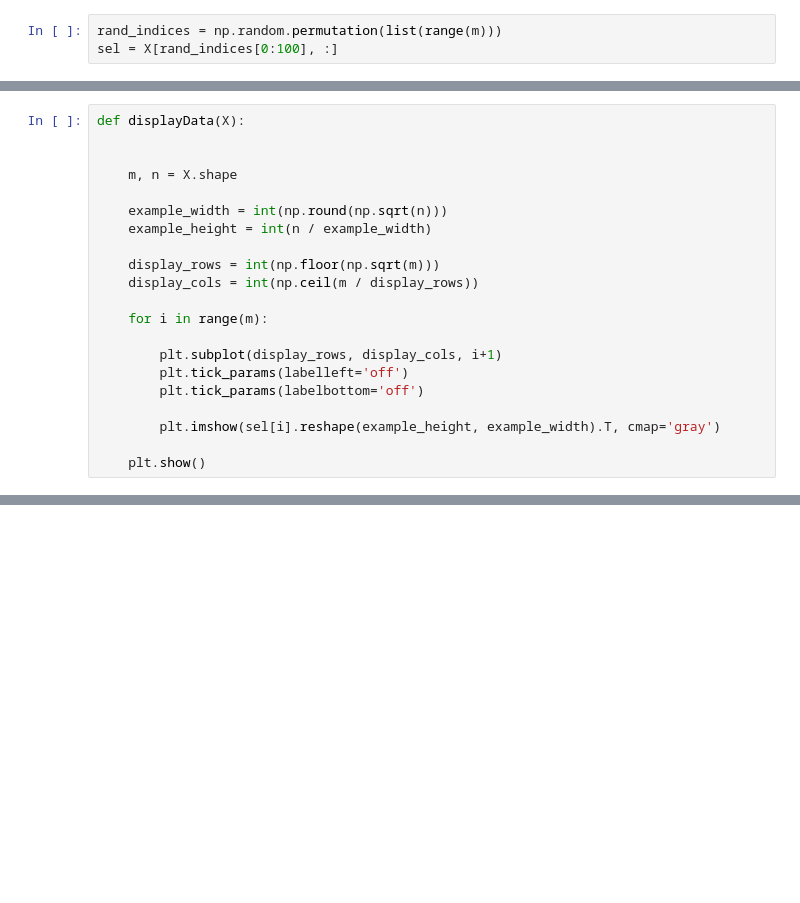
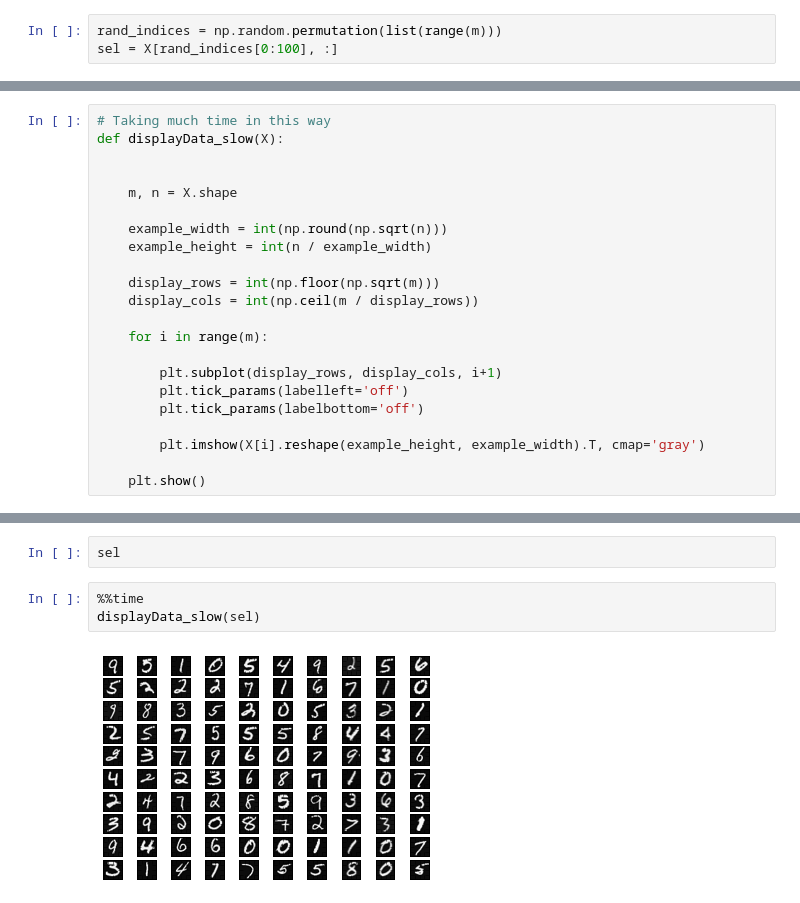
Before and after one commit to Bakuo/Machine_Learning_Coursera, a Jupyter notebook: ex3/ex3.ipynb, the cells around one changed output, grey strips where cells are left out. Cells and saved outputs as stored; diff of their text form; blank space fills up the shorter version.

```diff
--- a/ex3/ex3.ipynb
+++ b/ex3/ex3.ipynb
@@ -16,5 +24,6 @@ sel = X[rand_indices[0:100], :]
 # %%
-def displayData(X):
+# Taking much time in this way
+def displayData_slow(X):
 
 
     m, n = X.shape
@@ -31,6 +40,6 @@ def displayData(X):
         plt.tick_params(labelleft='off')
         plt.tick_params(labelbottom='off')
 
-        plt.imshow(sel[i].reshape(example_height, example_width).T, cmap='gray')
+        plt.imshow(X[i].reshape(example_height, example_width).T, cmap='gray')
 
     plt.show()
@@ -43,0 +85,7 @@ displayData(sel)
+# %%
+sel
+# %%
+%%time
+displayData_slow(sel)
+# %% [output]
+[figure, added]
```
Also changed, not shown: parts of 26 cells of this notebook.
